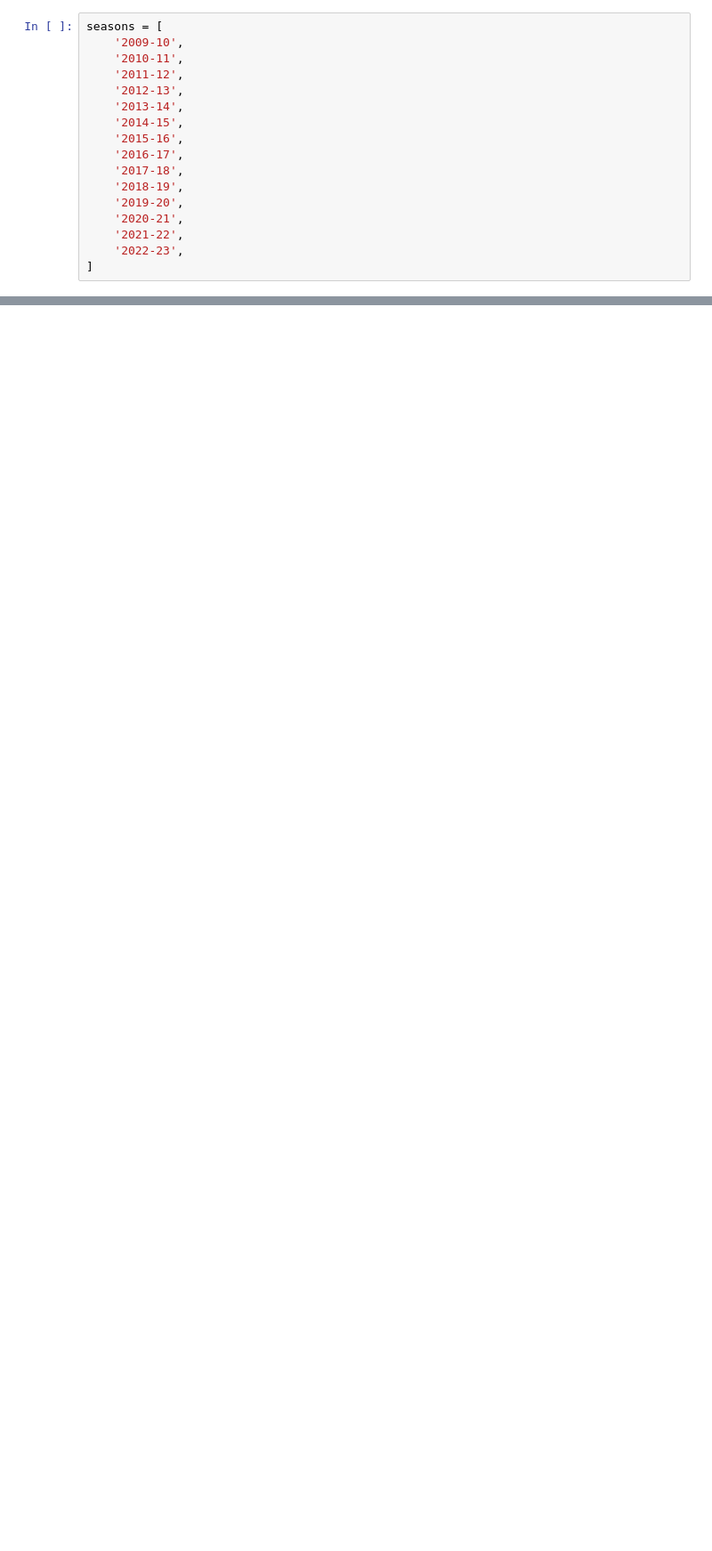
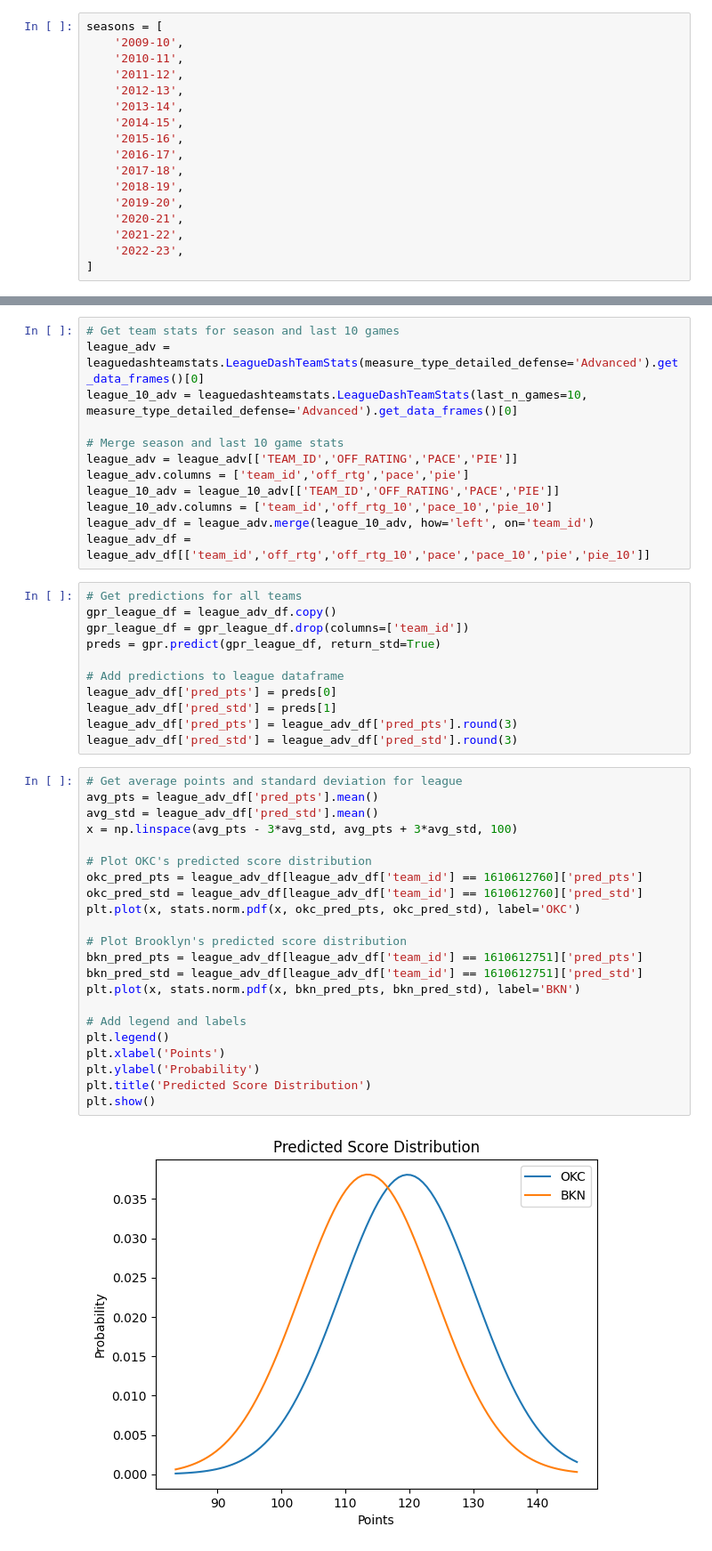
Before and after one commit to cs-utulsa/Courtside-App, a Jupyter notebook: backend/score_model.ipynb, the cells around one changed output, grey strips where cells are left out. Shown at 89% size. Cells and saved outputs as stored; diff of their text form; blank space fills up the shorter version.

```diff
--- a/backend/score_model.ipynb
+++ b/backend/score_model.ipynb
@@ -119,0 +123,47 @@ plt.show()
+# %%
+# Get team stats for season and last 10 games
+league_adv = leaguedashteamstats.LeagueDashTeamStats(measure_type_detailed_defense='Advanced').get_data_frames()[0]
+league_10_adv = leaguedashteamstats.LeagueDashTeamStats(last_n_games=10, measure_type_detailed_defense='Advanced').get_data_frames()[0]
+
+# Merge season and last 10 game stats
+league_adv = league_adv[['TEAM_ID','OFF_RATING','PACE','PIE']]
+league_adv.columns = ['team_id','off_rtg','pace','pie']
+league_10_adv = league_10_adv[['TEAM_ID','OFF_RATING','PACE','PIE']]
+league_10_adv.columns = ['team_id','off_rtg_10','pace_10','pie_10']
+league_adv_df = league_adv.merge(league_10_adv, how='left', on='team_id')
+league_adv_df = league_adv_df[['team_id','off_rtg','off_rtg_10','pace','pace_10','pie','pie_10']]
+# %%
+# Get predictions for all teams
+gpr_league_df = league_adv_df.copy()
+gpr_league_df = gpr_league_df.drop(columns=['team_id'])
+preds = gpr.predict(gpr_league_df, return_std=True)
+
+# Add predictions to league dataframe
+league_adv_df['pred_pts'] = preds[0]
+league_adv_df['pred_std'] = preds[1]
+league_adv_df['pred_pts'] = league_adv_df['pred_pts'].round(3)
+league_adv_df['pred_std'] = league_adv_df['pred_std'].round(3)
+# %%
+# Get average points and standard deviation for league
+avg_pts = league_adv_df['pred_pts'].mean()
+avg_std = league_adv_df['pred_std'].mean()
+x = np.linspace(avg_pts - 3*avg_std, avg_pts + 3*avg_std, 100)
+
+# Plot OKC's predicted score distribution
+okc_pred_pts = league_adv_df[league_adv_df['team_id'] == 1610612760]['pred_pts']
+okc_pred_std = league_adv_df[league_adv_df['team_id'] == 1610612760]['pred_std']
+plt.plot(x, stats.norm.pdf(x, okc_pred_pts, okc_pred_std), label='OKC')
+
+# Plot Brooklyn's predicted score distribution
+bkn_pred_pts = league_adv_df[league_adv_df['team_id'] == 1610612751]['pred_pts']
+bkn_pred_std = league_adv_df[league_adv_df['team_id'] == 1610612751]['pred_std']
+plt.plot(x, stats.norm.pdf(x, bkn_pred_pts, bkn_pred_std), label='BKN')
+
+# Add legend and labels
+plt.legend()
+plt.xlabel('Points')
+plt.ylabel('Probability')
+plt.title('Predicted Score Distribution')
+plt.show()
+# %% [output]
+[figure, added]
```
Also changed, not shown: parts of 8 cells of this notebook.
